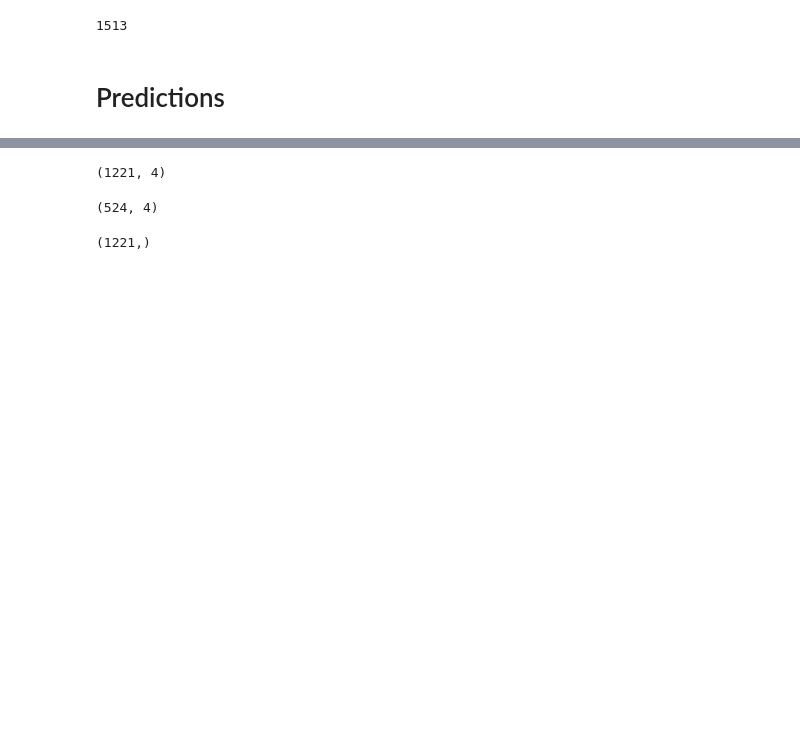
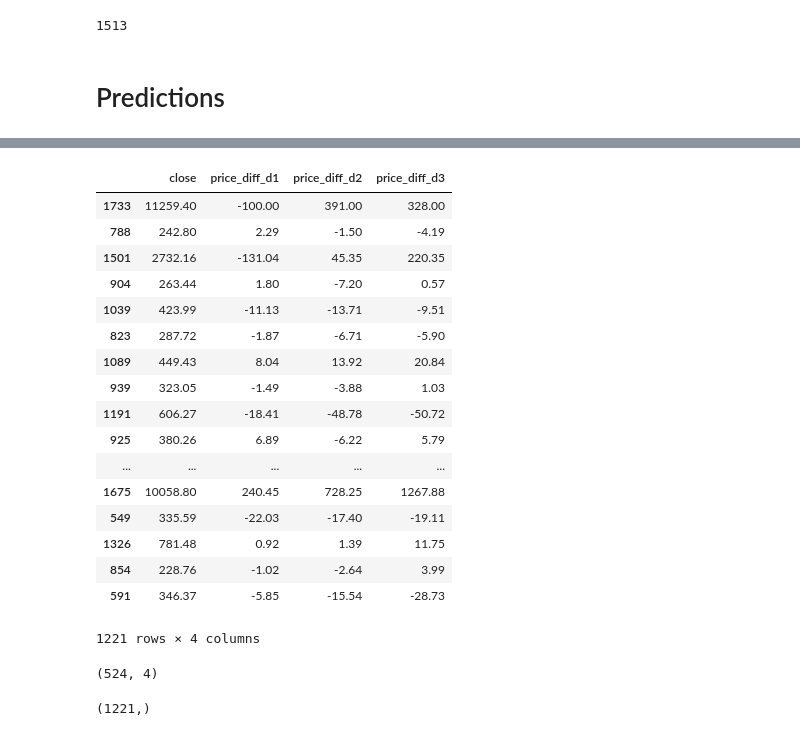
Before and after one commit to MihailoJoksimovic/cryptocurrency-analysys, a Jupyter notebook: Analysis - clean.ipynb, the cells around one changed output, grey strips where cells are left out. Saved outputs shown, nothing was run; the diff lists cells and outputs as text; code cells hidden in the pictures; blank space fills up the shorter version.

```diff
--- a/Analysis - clean.ipynb
+++ b/Analysis - clean.ipynb
@@ -215,9 +223,26 @@ from sklearn.model_selection import train_test_split
 # %%
 X_train, X_test, y_train, y_test = train_test_split(X, y, test_size=0.3)
 # %%
-X_train.shape
+X_train
 # %% [output]
+|  | close | price_diff_d1 | price_diff_d2 | price_diff_d3 |
+| 1733 | 11259.40 | -100.00 | 391.00 | 328.00 |
+| 788 | 242.80 | 2.29 | -1.50 | -4.19 |
+| 1501 | 2732.16 | -131.04 | 45.35 | 220.35 |
+| 904 | 263.44 | 1.80 | -7.20 | 0.57 |
+| 1039 | 423.99 | -11.13 | -13.71 | -9.51 |
+| 823 | 287.72 | -1.87 | -6.71 | -5.90 |
+| 1089 | 449.43 | 8.04 | 13.92 | 20.84 |
+| 939 | 323.05 | -1.49 | -3.88 | 1.03 |
+| 1191 | 606.27 | -18.41 | -48.78 | -50.72 |
+| 925 | 380.26 | 6.89 | -6.22 | 5.79 |
+| ... | ... | ... | ... | ... |
+| 1675 | 10058.80 | 240.45 | 728.25 | 1267.88 |
+| 549 | 335.59 | -22.03 | -17.40 | -19.11 |
+| 1326 | 781.48 | 0.92 | 1.39 | 11.75 |
+| 854 | 228.76 | -1.02 | -2.64 | 3.99 |
+| 591 | 346.37 | -5.85 | -15.54 | -28.73 |
-(1221, 4)
+1221 rows × 4 columns
 # %%
 X_test.shape
 # %% [output]
```
Also changed, not shown: parts of 13 cells of this notebook.
